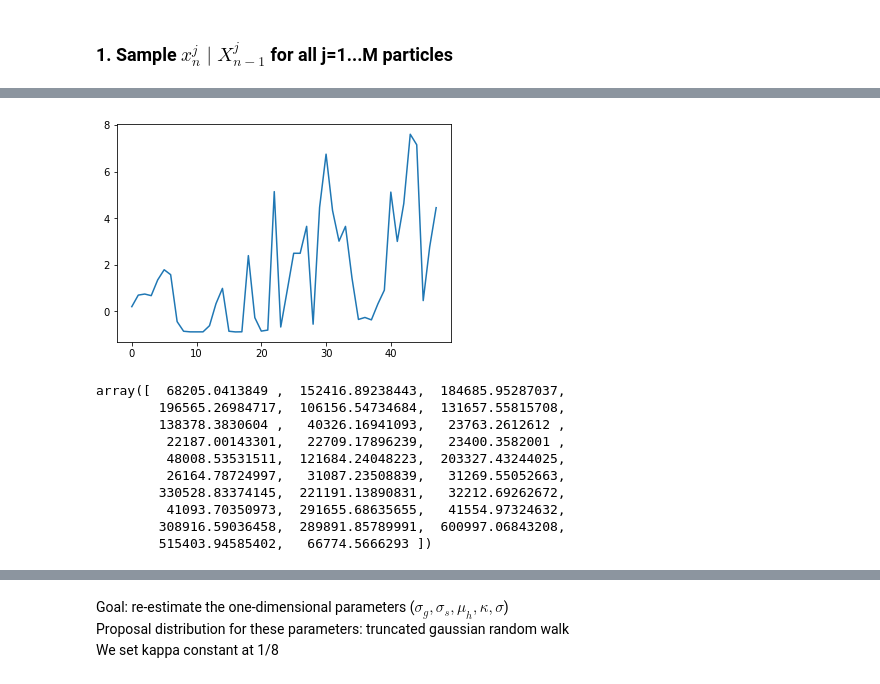
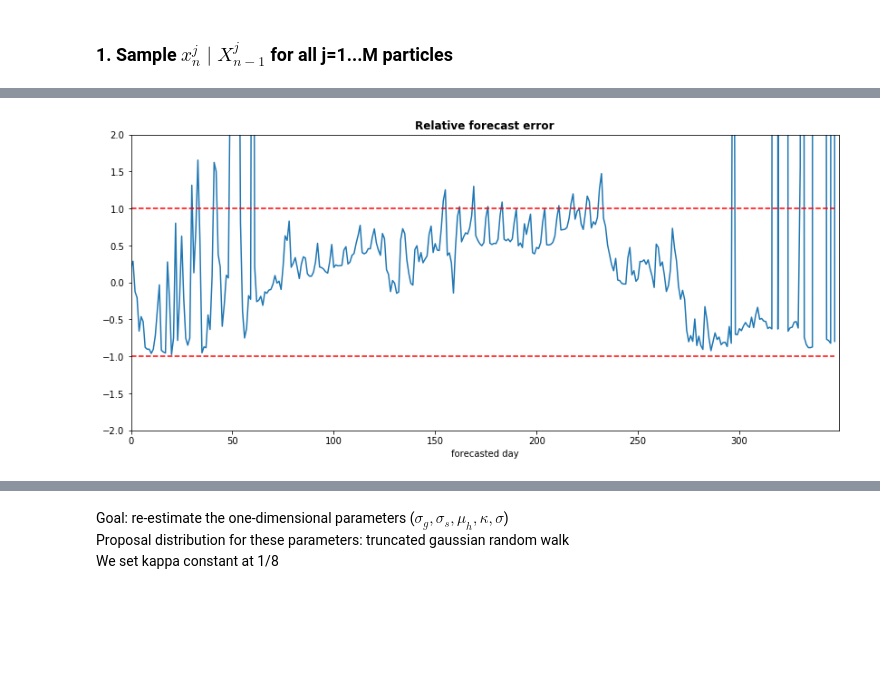
Before and after one commit to zakaryaxali/smc_electricity_forecast, a Jupyter notebook: Markov_code_AG_V11.ipynb, the cells around one changed output, grey strips where cells are left out. Saved outputs shown, nothing was run; the diff lists cells and outputs as text; code cells hidden in the pictures; blank space fills up the shorter version.

```diff
--- a/Markov_code_AG_V11.ipynb
+++ b/Markov_code_AG_V11.ipynb
@@ -33,7 +33,7 @@ from scipy import ndimage
 ### Parameters
 # %%
 M=10**4 #number of particles
-n_pred=60  #number of predictions
+n_pred=349  #number of predictions
 N_daytype=8  #number of day types
 # %%
 #Define functions for filtering and regularization of weigths for Particle Fitler algo 3.10
@@ -113,7 +113,7 @@ df.index=range(0,len(df))
 df=df.sort_values(by=['Date'])
 df['Date - Heure']=pd.to_datetime(df['Date - Heure'])
 df.sort_values(by=["Date - Heure"])
-df=df[(df.Date >'2016-01-01') & (df.Date <'2017-01-01')]
+df=df[(df.Date >'2016-01-01')]
 df.head()
 # %% [output]
 |  | Date - Heure | Date | Heure | Consommation (MW) | Qualite donnee | daytype |
@@ -545,22 +478,15 @@ plt.show()
 # %%
-len_pred=49
-mean_x_pred=np.zeros(len_pred-1)
-for i in range(len_pred-1):
+fig=plt.figure(figsize=(14,6))
+mean_x_pred=np.zeros(n_pred-1)
+for i in range(n_pred-1):
     mean_x_pred[i]=np.median(x[i,:])
-plt.plot(range(len_pred-1),(mean_x_pred[:len_pred-1]-consumption_day_ahead[:len_pred-1])/consumption_day_ahead[:len_pred-1])
+plt.plot(range(n_pred-1),(mean_x_pred[:n_pred-1]-consumption_day_ahead[:n_pred-1])/consumption_day_ahead[:n_pred-1])
+plt.plot(range(n_pred-1),np.ones(n_pred-1),color='red',linestyle='--')
+plt.plot(range(n_pred-1),-1*np.ones(n_pred-1),color='red',linestyle='--')
+plt.ylim(-2,2)
+plt.xlim(0,n_pred)
+plt.xlabel('forecasted day')
+plt.title("Relative forecast error",fontweight='bold')
 plt.show()
 # %% [output]
-[figure, old version]
+[figure, new version]
-# %%
-mean_x_pred[:29]
-# %% [output]
-array([  68205.0413849 ,  152416.89238443,  184685.95287037,
-        196565.26984717,  106156.54734684,  131657.55815708,
-        138378.3830604 ,   40326.16941093,   23763.2612612 ,
-         22187.00143301,   22709.17896239,   23400.3582001 ,
-         48008.53531511,  121684.24048223,  203327.43244025,
-         26164.78724997,   31087.23508839,   31269.55052663,
-        330528.83374145,  221191.13890831,   32212.69262672,
-         41093.70350973,  291655.68635655,   41554.97324632,
-        308916.59036458,  289891.85789991,  600997.06843208,
-        515403.94585402,   66774.5666293 ])
```
Also changed, not shown: parts of 34 cells of this notebook.
